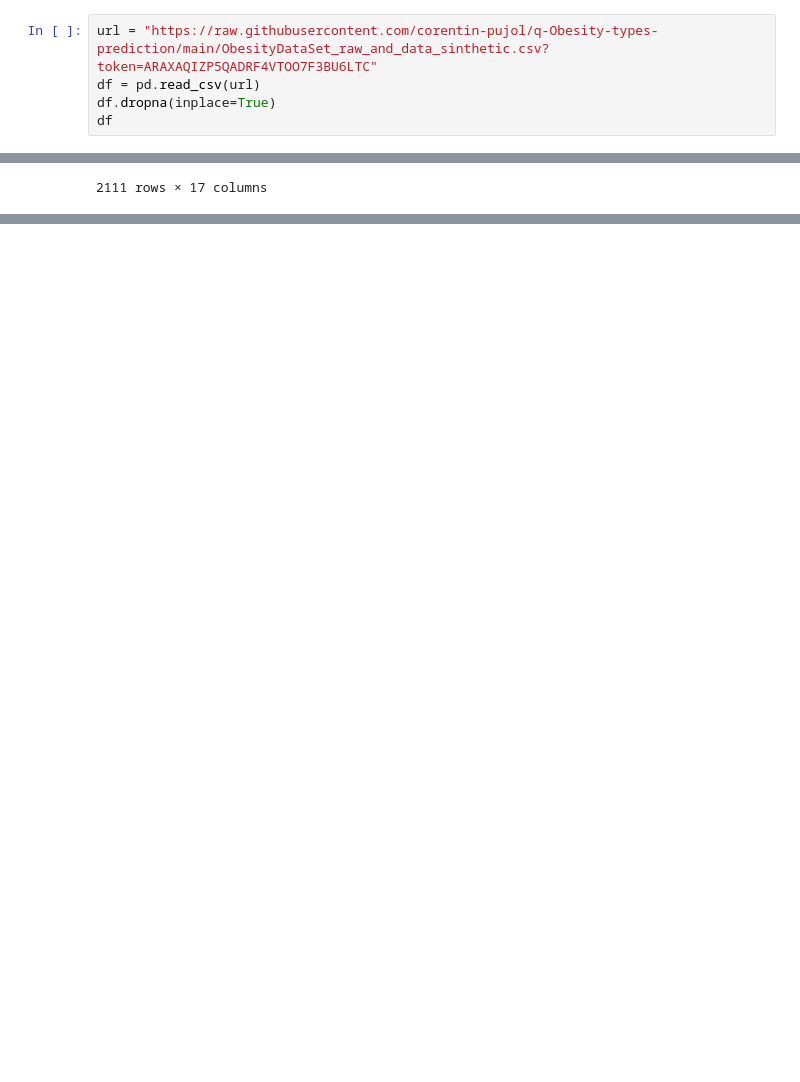
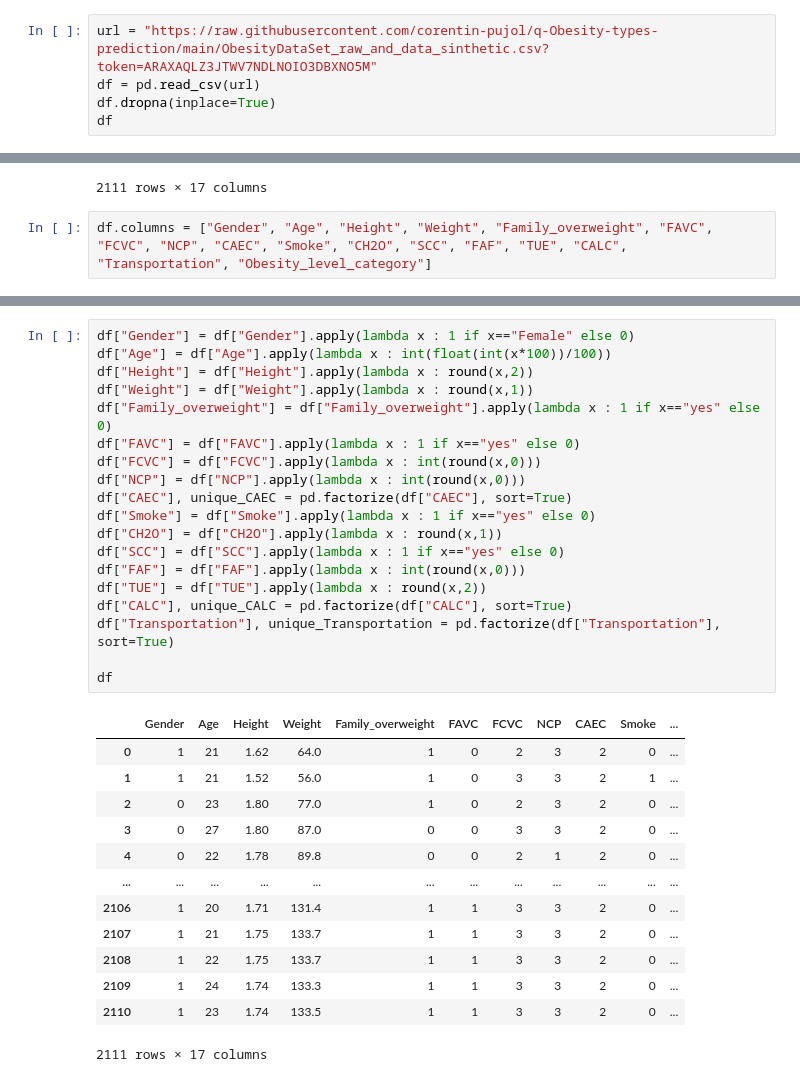
Before and after one commit to corentin-pujol/Obesity-types-prediction, a Jupyter notebook: Obesity_levels_prediction.ipynb, the cells around one changed output, grey strips where cells are left out. Drawn from its saved outputs; the diff is of its cells as text; blank space fills up the shorter version.

```diff
--- a/Obesity_levels_prediction.ipynb
+++ b/Obesity_levels_prediction.ipynb
@@ -12,7 +5,7 @@ Successfully installed fsspec-2021.11.1
 # %%
 import pandas as pd
 # %%
-url = "https://raw.githubusercontent.com/corentin-pujol/q-Obesity-types-prediction/main/ObesityDataSet_raw_and_data_sinthetic.csv?token=ARAXAQIZP5QADRF4VTOO7F3BU6LTC"
+url = "https://raw.githubusercontent.com/corentin-pujol/q-Obesity-types-prediction/main/ObesityDataSet_raw_and_data_sinthetic.csv?token=ARAXAQLZ3JTWV7NDLNOIO3DBXNO5M"
 df = pd.read_csv(url)
 df.dropna(inplace=True)
 df
@@ -30,3 +23,5 @@ df
 | 2109 | Female | 24.361936 | 1.739450 | 133.346641 | yes | yes | 3.0 | 3.0 | Sometimes | no | ... |
 | 2110 | Female | 23.664709 | 1.738836 | 133.472641 | yes | yes | 3.0 | 3.0 | Sometimes | no | ... |
 2111 rows × 17 columns
+# %%
+df.columns = ["Gender", "Age", "Height", "Weight", "Family_overweight", "FAVC", "FCVC", "NCP", "CAEC", "Smoke", "CH2O", "SCC", "FAF", "TUE", "CALC", "Transportation", "Obesity_level_category"]
@@ -32,0 +54,33 @@ df
+# %%
+df["Gender"] = df["Gender"].apply(lambda x : 1 if x=="Female" else 0)
+df["Age"] = df["Age"].apply(lambda x : int(float(int(x*100))/100))
+df["Height"] = df["Height"].apply(lambda x : round(x,2))
+df["Weight"] = df["Weight"].apply(lambda x : round(x,1))
+df["Family_overweight"] = df["Family_overweight"].apply(lambda x : 1 if x=="yes" else 0)
+df["FAVC"] = df["FAVC"].apply(lambda x : 1 if x=="yes" else 0)
+df["FCVC"] = df["FCVC"].apply(lambda x : int(round(x,0)))
+df["NCP"] = df["NCP"].apply(lambda x : int(round(x,0)))
+df["CAEC"], unique_CAEC = pd.factorize(df["CAEC"], sort=True)
+df["Smoke"] = df["Smoke"].apply(lambda x : 1 if x=="yes" else 0)
+df["CH2O"] = df["CH2O"].apply(lambda x : round(x,1))
+df["SCC"] = df["SCC"].apply(lambda x : 1 if x=="yes" else 0)
+df["FAF"] = df["FAF"].apply(lambda x : int(round(x,0)))
+df["TUE"] = df["TUE"].apply(lambda x : round(x,2))
+df["CALC"], unique_CALC = pd.factorize(df["CALC"], sort=True)
+df["Transportation"], unique_Transportation = pd.factorize(df["Transportation"], sort=True)
+
+df
+# %% [output]
+|  | Gender | Age | Height | Weight | Family_overweight | FAVC | FCVC | NCP | CAEC | Smoke | ... |
+| 0 | 1 | 21 | 1.62 | 64.0 | 1 | 0 | 2 | 3 | 2 | 0 | ... |
+| 1 | 1 | 21 | 1.52 | 56.0 | 1 | 0 | 3 | 3 | 2 | 1 | ... |
+| 2 | 0 | 23 | 1.80 | 77.0 | 1 | 0 | 2 | 3 | 2 | 0 | ... |
+| 3 | 0 | 27 | 1.80 | 87.0 | 0 | 0 | 3 | 3 | 2 | 0 | ... |
+| 4 | 0 | 22 | 1.78 | 89.8 | 0 | 0 | 2 | 1 | 2 | 0 | ... |
+| ... | ... | ... | ... | ... | ... | ... | ... | ... | ... | ... | ... |
+| 2106 | 1 | 20 | 1.71 | 131.4 | 1 | 1 | 3 | 3 | 2 | 0 | ... |
+| 2107 | 1 | 21 | 1.75 | 133.7 | 1 | 1 | 3 | 3 | 2 | 0 | ... |
+| 2108 | 1 | 22 | 1.75 | 133.7 | 1 | 1 | 3 | 3 | 2 | 0 | ... |
+| 2109 | 1 | 24 | 1.74 | 133.3 | 1 | 1 | 3 | 3 | 2 | 0 | ... |
+| 2110 | 1 | 23 | 1.74 | 133.5 | 1 | 1 | 3 | 3 | 2 | 0 | ... |
+2111 rows × 17 columns
```
Also changed, not shown: parts of 6 cells of this notebook.
